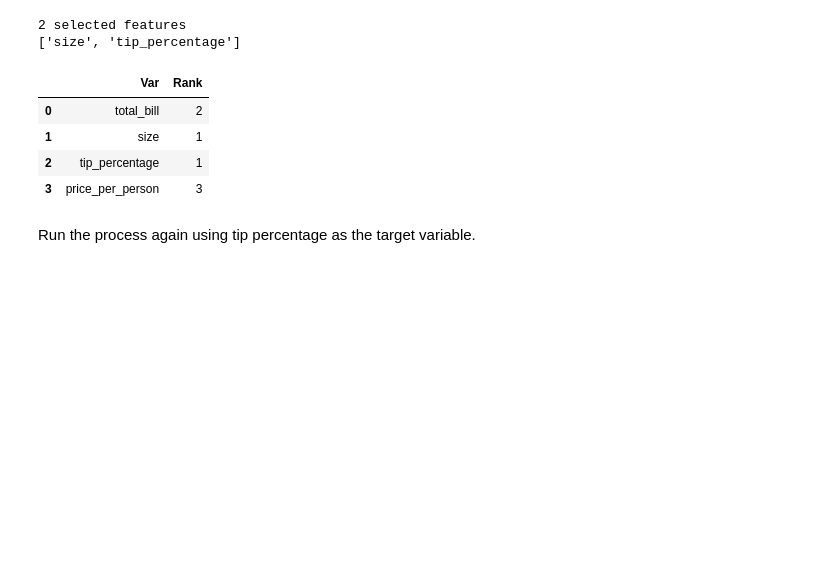
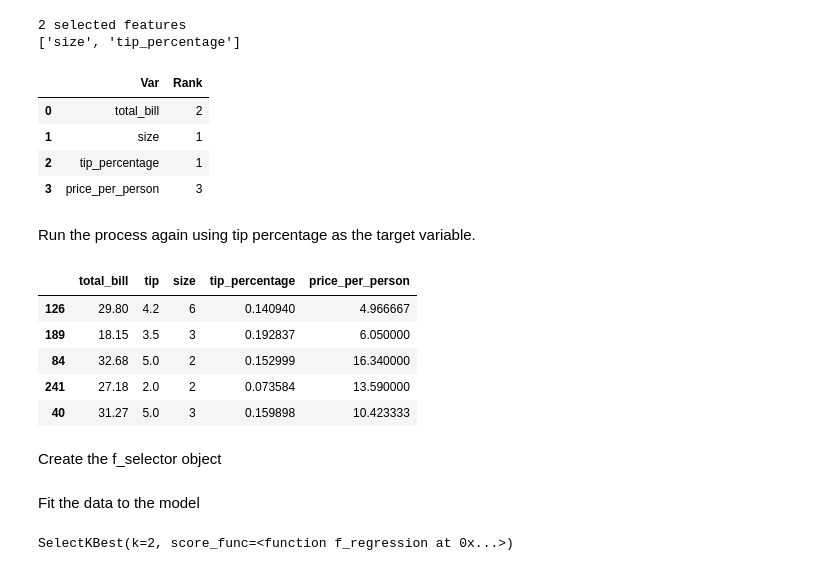
Before and after one commit to matt-c-knight/regression_exercises, a Jupyter notebook: feature_engineering.ipynb, the cells around one changed output. Drawn from its saved outputs; the diff is of its cells as text; code cells hidden in the pictures; blank space fills up the shorter version.

```diff
--- a/feature_engineering.ipynb
+++ b/feature_engineering.ipynb
@@ -514,5 +514,12 @@ pd.DataFrame({'Var': var_names, 'Rank': var_ranks})
 # %% [markdown]
 Run the process again using tip percentage as the target variable.
 # %%
-train
+train.head()
+# %% [output]
+|  | total_bill | tip | size | tip_percentage | price_per_person |
+| 126 | 29.80 | 4.2 | 6 | 0.140940 | 4.966667 |
+| 189 | 18.15 | 3.5 | 3 | 0.192837 | 6.050000 |
+| 84 | 32.68 | 5.0 | 2 | 0.152999 | 16.340000 |
+| 241 | 27.18 | 2.0 | 2 | 0.073584 | 13.590000 |
+| 40 | 31.27 | 5.0 | 3 | 0.159898 | 10.423333 |
 # %%
@@ -523,0 +531,2 @@ y_validate = validate[['final_grade']]
+# %% [markdown]
+Create the f_selector object
@@ -523,0 +535,6 @@ y_validate = validate[['final_grade']]
+# %% [markdown]
+Fit the data to the model
+# %%
+f_selector.fit(X_train, y_train)
+# %% [output]
+SelectKBest(k=2, score_func=<function f_regression at 0x...>)
```
Also changed, not shown: parts of 21 cells of this notebook.
